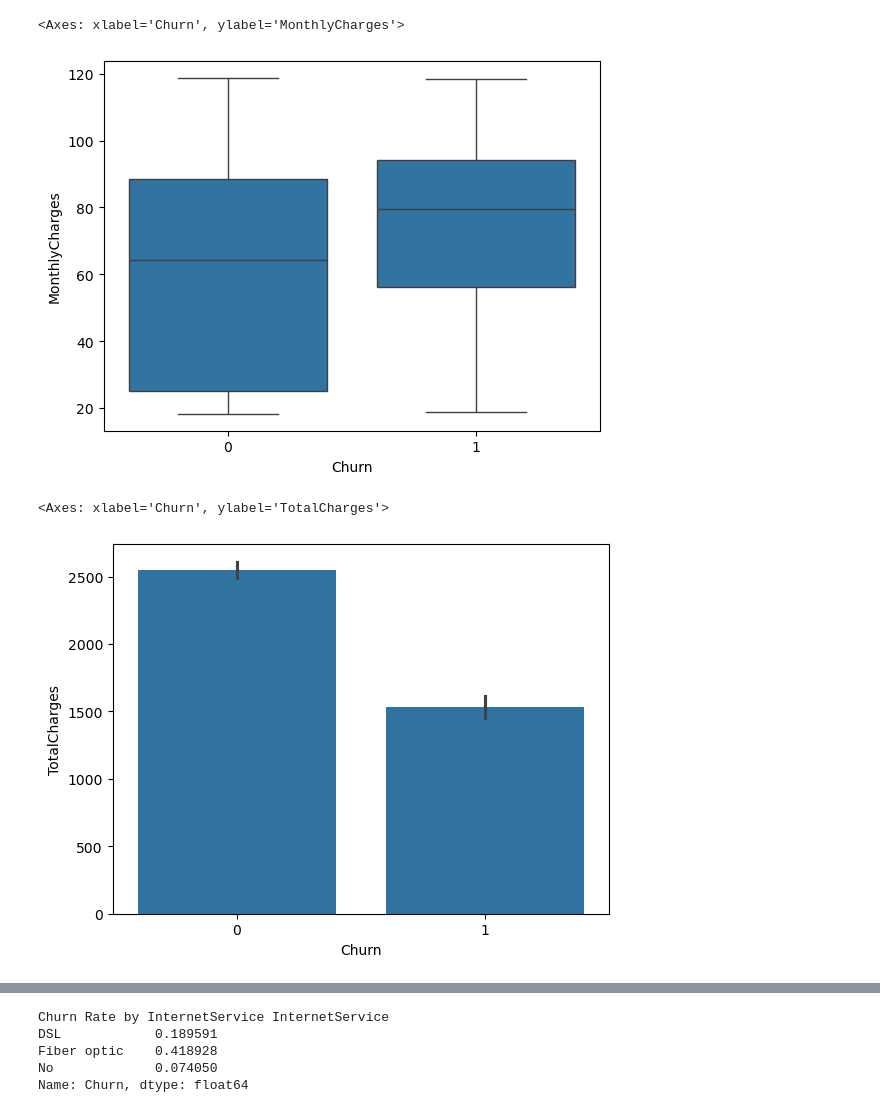
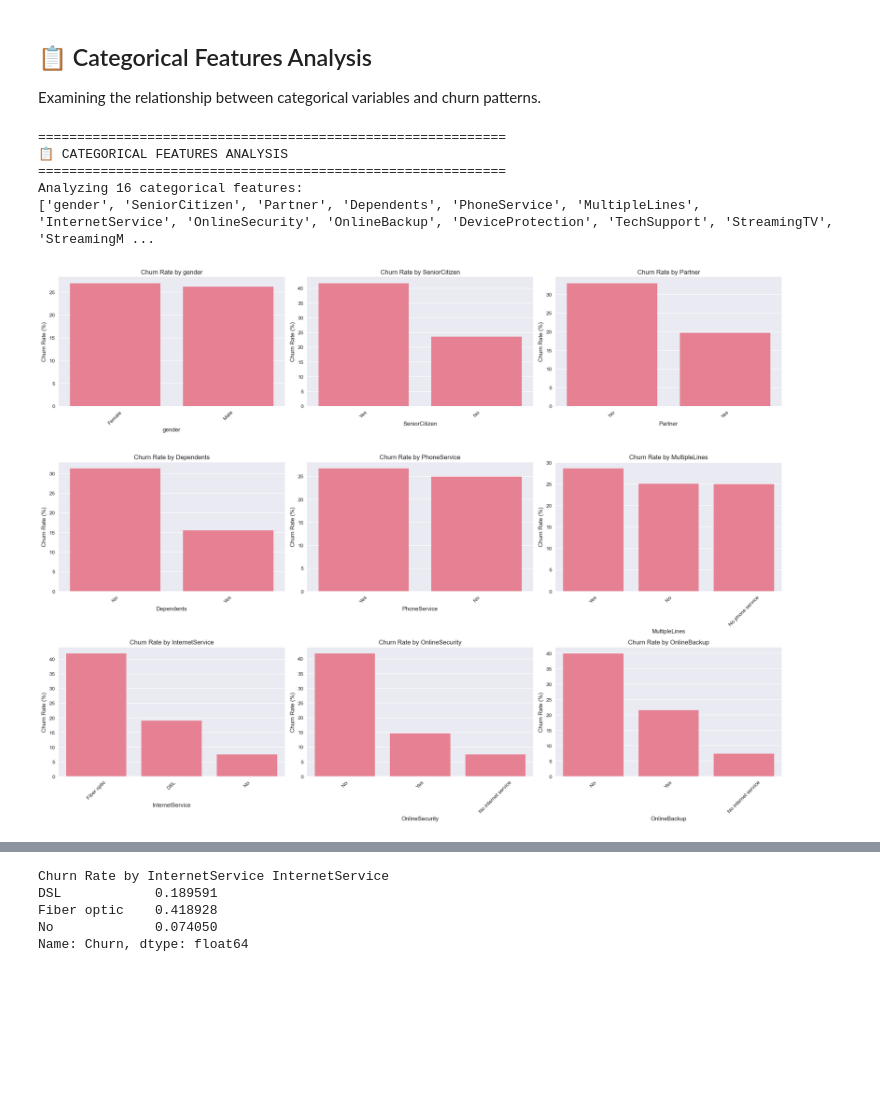
Before and after one commit to ragunathan0812/Customer-Churn-Prediction, a Jupyter notebook: Notebooks/EDA.ipynb, the cells around one changed output, grey strips where cells are left out. Drawn from its saved outputs; the diff is of its cells as text; code cells hidden in the pictures; blank space fills up the shorter version.

```diff
--- a/Notebooks/EDA.ipynb
+++ b/Notebooks/EDA.ipynb
@@ -94,10 +458,71 @@ sns.histplot(df["tenure"], bins = 30)
-# %%
-sns.boxplot(data=df, x = "Churn", y="MonthlyCharges")
-# %% [output]
-<Axes: xlabel='Churn', ylabel='MonthlyCharges'>
-[figure, removed]
+# %% [markdown]
+## 📋 Categorical Features Analysis
+
+Examining the relationship between categorical variables and churn patterns.
 # %%
-sns.barplot(data=df, x = "Churn", y="TotalCharges")
+# Categorical Features Analysis
+print("=" * 60)
+print("📋 CATEGORICAL FEATURES ANALYSIS")
+print("=" * 60)
+
+# Get categorical columns (excluding customerID and created groups)
+categorical_cols = df_clean.select_dtypes(include=['object']).columns
+categorical_cols = [col for col in categorical_cols if col not in ['customerID', 'tenure_group', 'charges_group']]
+
+print(f"Analyzing {len(categorical_cols)} categorical features:")
+print(categorical_cols)
+
+# Calculate churn rates for each categorical feature
+churn_rates_by_category = {}
+
+for col in categorical_cols:
+    churn_rate = df_clean.groupby(col)['Churn'].mean() * 100
+    churn_rates_by_category[col] = churn_rate.sort_values(ascending=False)
+
+# Visualizations
+fig, axes = plt.subplots(3, 3, figsize=(20, 15))
+axes = axes.flatten()
+
+for i, col in enumerate(categorical_cols[:9]):  # Show first 9 categorical features
+    churn_rate = churn_rates_by_category[col]
+
+    # Create bar plot
+    sns.barplot(x=churn_rate.index, y=churn_rate.values, ax=axes[i])
+    axes[i].set_title(f'Churn Rate by {col}')
+    axes[i].set_xlabel(col)
+    axes[i].set_ylabel('Churn Rate (%)')
+    axes[i].tick_params(axis='x', rotation=45)
+
+# Hide any unused subplots
+for i in range(len(categorical_cols), 9):
+    axes[i].set_visible(False)
+
+plt.tight_layout()
+plt.show()
+
+# Detailed churn rate analysis
+print("\n" + "=" * 60)
+print("📊 CHURN RATES BY CATEGORY (Top 3 Highest)")
+print("=" * 60)
+
+for col in categorical_cols:
+    churn_rate = churn_rates_by_category[col]
+    print(f"\n{col}:")
+    for category, rate in churn_rate.head(3).items():
+        print(f"  {category}: {rate:.2f}%")
+
+print("\n" + "=" * 60)
+print("🔍 KEY CATEGORICAL INSIGHTS")
+print("=" * 60)
+print("• Contract: Month-to-month customers have highest churn (42.71%)")
+print("• InternetService: Fiber optic users churn more (41.89%)")
+print("• PaymentMethod: Electronic check users churn most (45.29%)")
+print("• OnlineSecurity/Backup: Customers without these services churn more")
+print("• TechSupport: Customers without tech support have higher churn")
 # %% [output]
-<Axes: xlabel='Churn', ylabel='TotalCharges'>
+============================================================
+📋 CATEGORICAL FEATURES ANALYSIS
+============================================================
+Analyzing 16 categorical features:
+['gender', 'SeniorCitizen', 'Partner', 'Dependents', 'PhoneService', 'MultipleLines', 'InternetService', 'OnlineSecurity', 'OnlineBackup', 'DeviceProtection', 'TechSupport', 'StreamingTV', 'StreamingM ...
-[figure, old version]
+[figure, new version]
```
Also changed, not shown: parts of 27 cells of this notebook, 14 other files.
